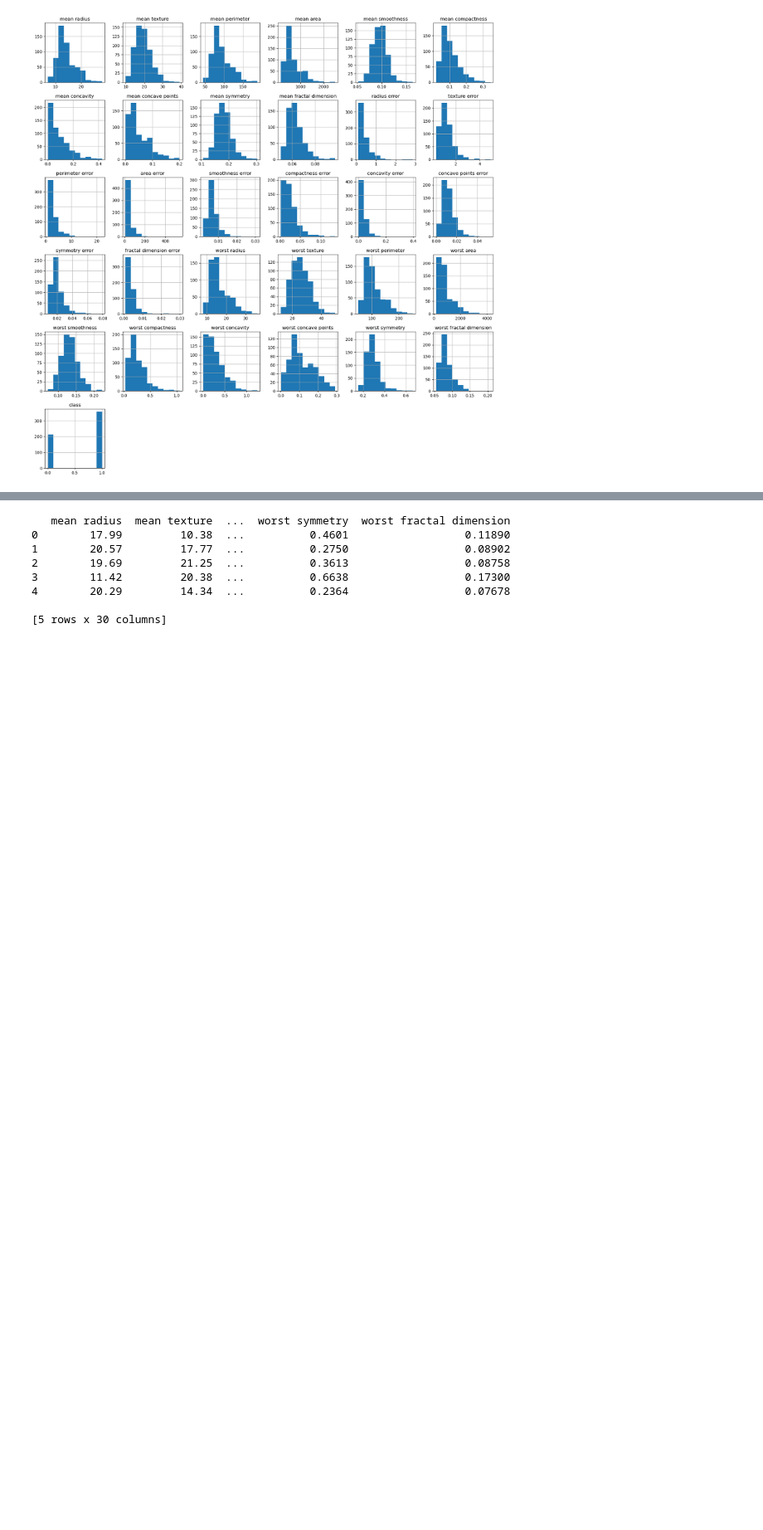
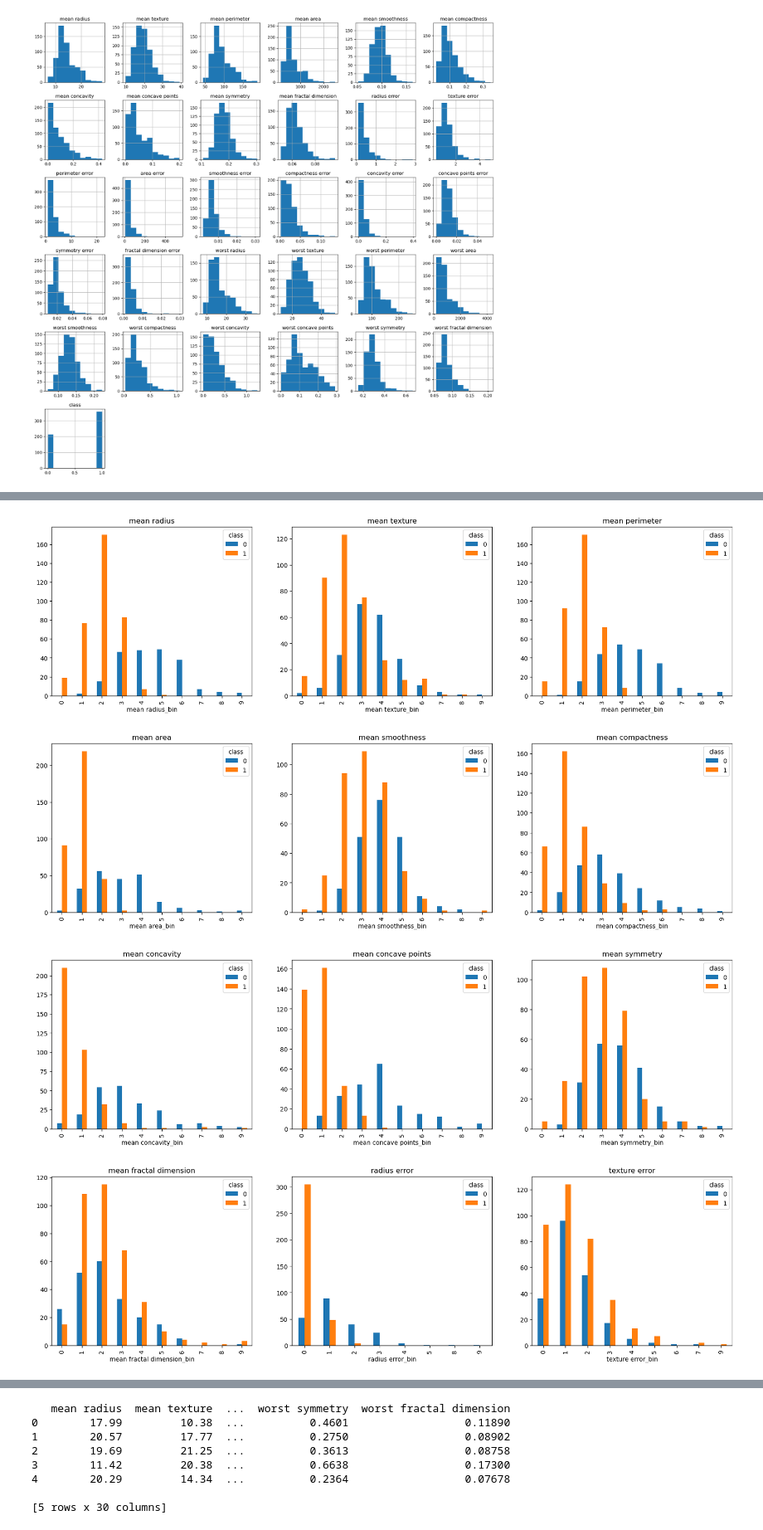
Before and after one commit to sathwik238/Breast-Cancer-Prediction, a Jupyter notebook: Breast_Cancer.ipynb, the cells around one changed output, grey strips where cells are left out. Shown at 83% size. Saved outputs shown, nothing was run; the diff lists cells and outputs as text; code cells hidden in the pictures; blank space fills up the shorter version.

```diff
--- a/Breast_Cancer.ipynb
+++ b/Breast_Cancer.ipynb
@@ -209,3 +215,9 @@ array([[<Axes: title={'center': 'mean radius'}>,
        [<Axes: title={'center': 'class'}>, <Axes: >, <Axes: >, <Axes: >,
         <Axes: >, <Axes: >]], dtype=object)
 [figure]
+# %%
+for feature in df.columns:
+    print(feature)
+    # print(df[feature].describe())
+    # print("\n")
+    print(df.groupby('class')[feature].describe())
@@ -211,0 +242,16 @@ array([[<Axes: title={'center': 'mean radius'}>,
+# %%
+# for all the continuous features, make them into bins with equal width and plot the frequency target class in each bin,
+for i in range(0,30,3):
+    fig,axs=plt.subplots(1,3,figsize=(20,5))
+    for j in range(3):
+        if i+j<30:
+            feature=bc.feature_names[i+j]
+            df[feature+"_bin"]=pd.cut(df[feature],10,labels=False)
+            df.groupby([feature+"_bin","class"]).size().unstack().plot(kind="bar",ax=axs[j])
+            axs[j].set_title(feature)
+    plt.show()
+# %% [output]
+[figure, added]
+[figure, added]
+[figure, added]
+[figure, added]
```
Also changed, not shown: parts of 15 cells of this notebook.
